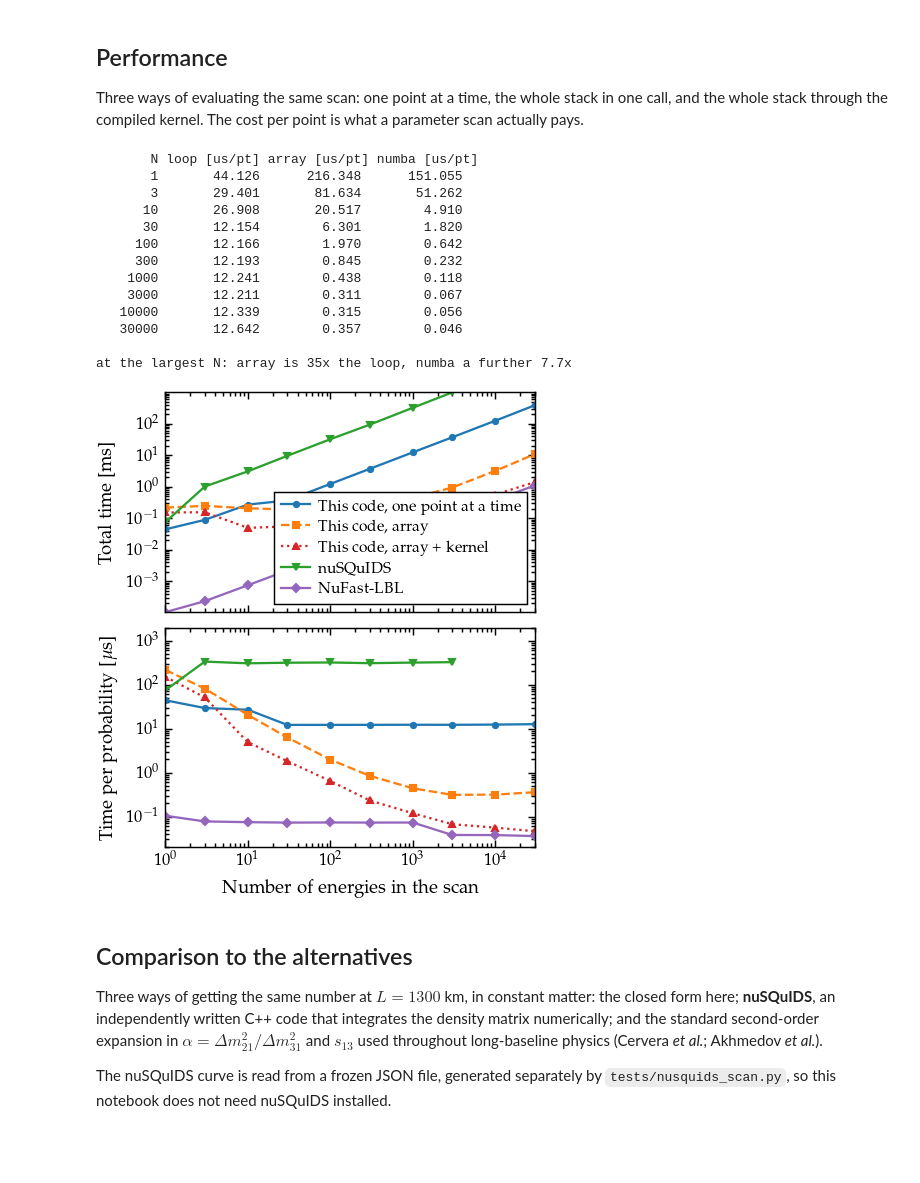
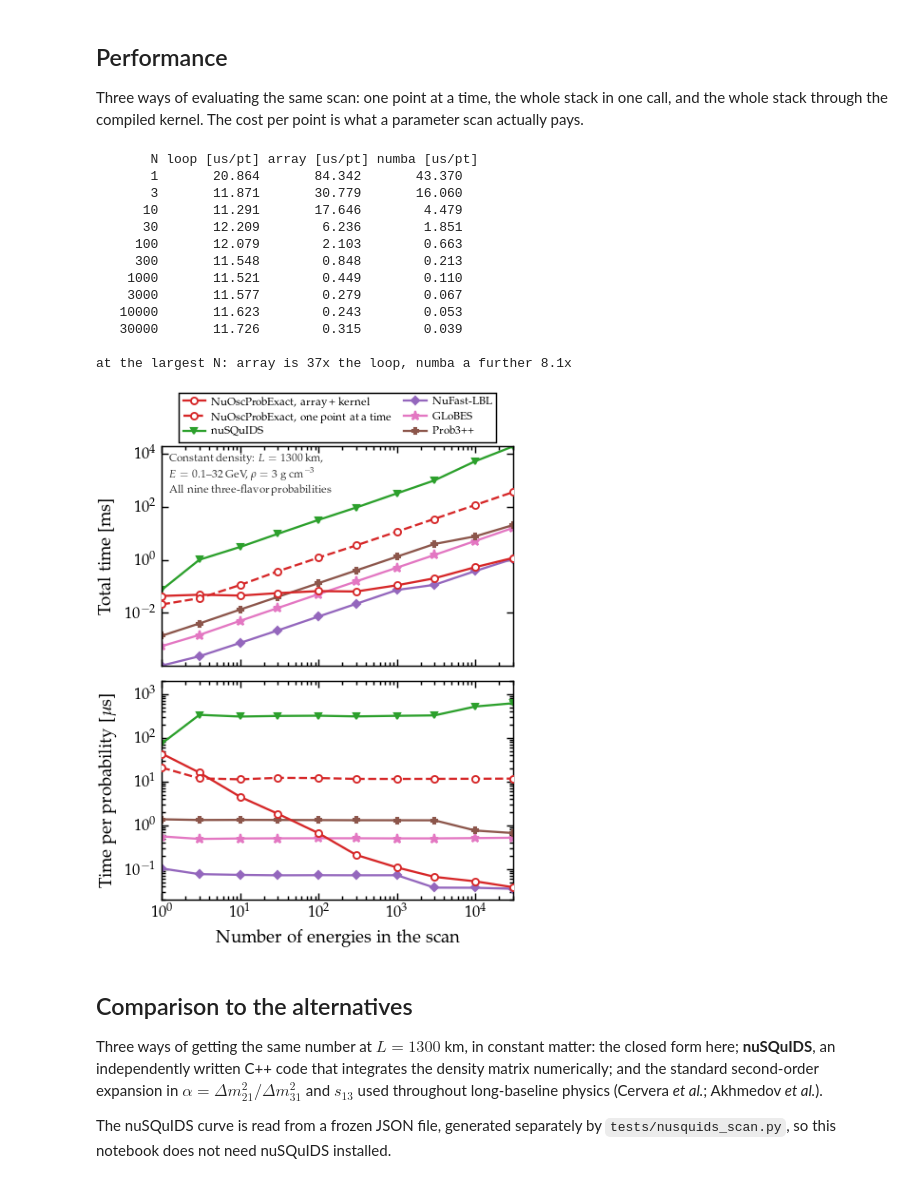
Before and after one commit to mbustama/NuOscProbExact, a Jupyter notebook: notebooks/10_paper_figures.ipynb, the cells around one changed output. Drawn from its saved outputs; the diff is of its cells as text; code cells hidden in the pictures; blank space fills up the shorter version.

```diff
--- a/notebooks/10_paper_figures.ipynb
+++ b/notebooks/10_paper_figures.ipynb
@@ -951,57 +963,80 @@ rows = np.array(rows)
 fastkernels.USE_NUMBA = fastkernels.HAVE_NUMBA
 
 print("%8s %12s %12s %12s" % ("N", "loop [us/pt]", "array [us/pt]",
                               "numba [us/pt]"))
 for n, tl, ta, tn in rows:
     print("%8d %12.3f %12.3f %12.3f"
           % (n, tl/n*1e6, ta/n*1e6, tn/n*1e6))
 print("\nat the largest N: array is %.0fx the loop, numba a further %.1fx"
       % (rows[-1, 1]/rows[-1, 2], rows[-1, 2]/rows[-1, 3]))
 
 with open(os.path.join('..', 'tests', 'timing_other_codes.json')) as handle:
     other = json.load(handle)
 
 fig, (axt, ax) = plt.subplots(
-    2, 1, figsize=(COLW, COLW*1.24), sharex=True,
+    2, 1, figsize=(COLW, COLW*1.30), sharex=True,
     gridspec_kw={"height_ratios": [1.0, 1.0], "hspace": 0.07})
 
-for col, style, c, lab in ((1, "-o", "C0", "This code, one point at a time"),
-                           (2, "--s", "C1", "This code, array"),
-                           (3, ":^", "C3", "This code, array + kernel")):
+# Two of the three routes through this library: the compiled kernel, which
+# is what an installation gets, and one point at a time, which is what the
+# batching is worth against.  The plain array path lies between them and is
+# left out to keep the legend readable.  Marker and colour match the two
+# Earth planes, so a reader tracks one code across three figures.
+for col, style, dash, lab in (
+        (3, "-o", None, "NuOscProbExact, array + kernel"),
+        (1, "--o", None, "NuOscProbExact, one point at a time")):
     if col == 3 and not fastkernels.HAVE_NUMBA:
         continue
-    axt.loglog(rows[:, 0], rows[:, col]*1e3, style, ms=2.5, color=c, label=lab)
-    ax.loglog(rows[:, 0], rows[:, col]/rows[:, 0]*1e6, style, ms=2.5, color=c)
+    kw = dict(ms=3.4, color="C3", mfc="white", mew=0.9, zorder=5)
+    axt.loglog(rows[:, 0], rows[:, col]*1e3, style, label=lab, **kw)
+    ax.loglog(rows[:, 0], rows[:, col]/rows[:, 0]*1e6, style, **kw)
 
-for key, style, col, lab in (("nusquids", "-v", "C2", "nuSQuIDS"),
-                             ("nufast_lbl", "-D", "C4", "NuFast-LBL")):
+# The external codes.  None of them batches: GLoBES, Prob3++ and NuFast-LBL
+# take one energy per call, so their cost per probability is flat in N, and
+# that flatness is the point of the lower panel.  nuSQuIDS has a
+# multiple-energy mode and still does not fall, because what it amortises is
+# the solver setup and not the integration.
+for key, style, col, size, lab in (
+        ("nusquids", "-v", "C2", 2.6, "nuSQuIDS"),
+        ("nufast_lbl", "-D", "C4", 2.4, "NuFast-LBL"),
+        ("globes", "-*", "C6", 4.4, "GLoBES"),
+        ("prob3pp", "-P", "C5", 3.2, "Prob3++")):
     n = np.array(other[key]["sizes"], dtype=float)
     t = np.array(other[key]["seconds"])
-    axt.loglog(n, t*1e3, style, ms=2.5, color=col, label=lab)
-    ax.loglog(n, t/n*1e6, style, ms=2.5, color=col)
+    axt.loglog(n, t*1e3, style, ms=size, color=col, label=lab)
+    ax.loglog(n, t/n*1e6, style, ms=size, color=col)
+
 axt.set_ylabel("Total time [ms]")
-framed(axt, loc="lower right", ncol=1)
+axt.text(0.02, 0.97, "Constant density:  " + r"$L = 1300$ km," + "\n"
+         r"$E = 0.1$--$32$ GeV,  $\rho = 3$ g cm$^{-3}$" + "\n"
+         "All nine three-flavor probabilities",
+         transform=axt.transAxes, ha="left", va="top", fontsize=5.6,
+         color="0.2", linespacing=1.4)
+leg = axt.legend(loc="lower center", bbox_to_anchor=(0.5, 1.02), ncol=2,
+                 fontsize=5.6, borderaxespad=0.0, columnspacing=1.2,
+                 handlelength=2.0)
+leg.get_frame().set_linewidth(0.7)
 ax.set_xlim(rows[0, 0], rows[-1, 0])
 ax.set_xlabel("Number of energies in the scan")
 ax.set_ylabel(r"Time per probability [$\mu$s]")
 ax.set_ylim(2.0e-2, 2.0e3)
-fig.savefig(os.path.join(FIGDIR, "performance.pdf"))
+fig.savefig(os.path.join(FIGDIR, "performance.pdf"), bbox_inches="tight")
 plt.show()
 # %% [output]
        N loop [us/pt] array [us/pt] numba [us/pt]
-       1       44.126      216.348      151.055
-       3       29.401       81.634       51.262
-      10       26.908       20.517        4.910
-      30       12.154        6.301        1.820
-     100       12.166        1.970        0.642
-     300       12.193        0.845        0.232
-    1000       12.241        0.438        0.118
-    3000       12.211        0.311        0.067
-   10000       12.339        0.315        0.056
-   30000       12.642        0.357        0.046
+       1       20.864       84.342       43.370
+       3       11.871       30.779       16.060
+      10       11.291       17.646        4.479
+      30       12.209        6.236        1.851
+     100       12.079        2.103        0.663
+     300       11.548        0.848        0.213
+    1000       11.521        0.449        0.110
+    3000       11.577        0.279        0.067
+   10000       11.623        0.243        0.053
+   30000       11.726        0.315        0.039
 
-at the largest N: array is 35x the loop, numba a further 7.7x
+at the largest N: array is 37x the loop, numba a further 8.1x
-[figure, old version]
+[figure, new version]
 # %% [markdown]
 ## Comparison to the alternatives
 
```
Also changed, not shown: parts of 1 cell of this notebook, 12 other files.
